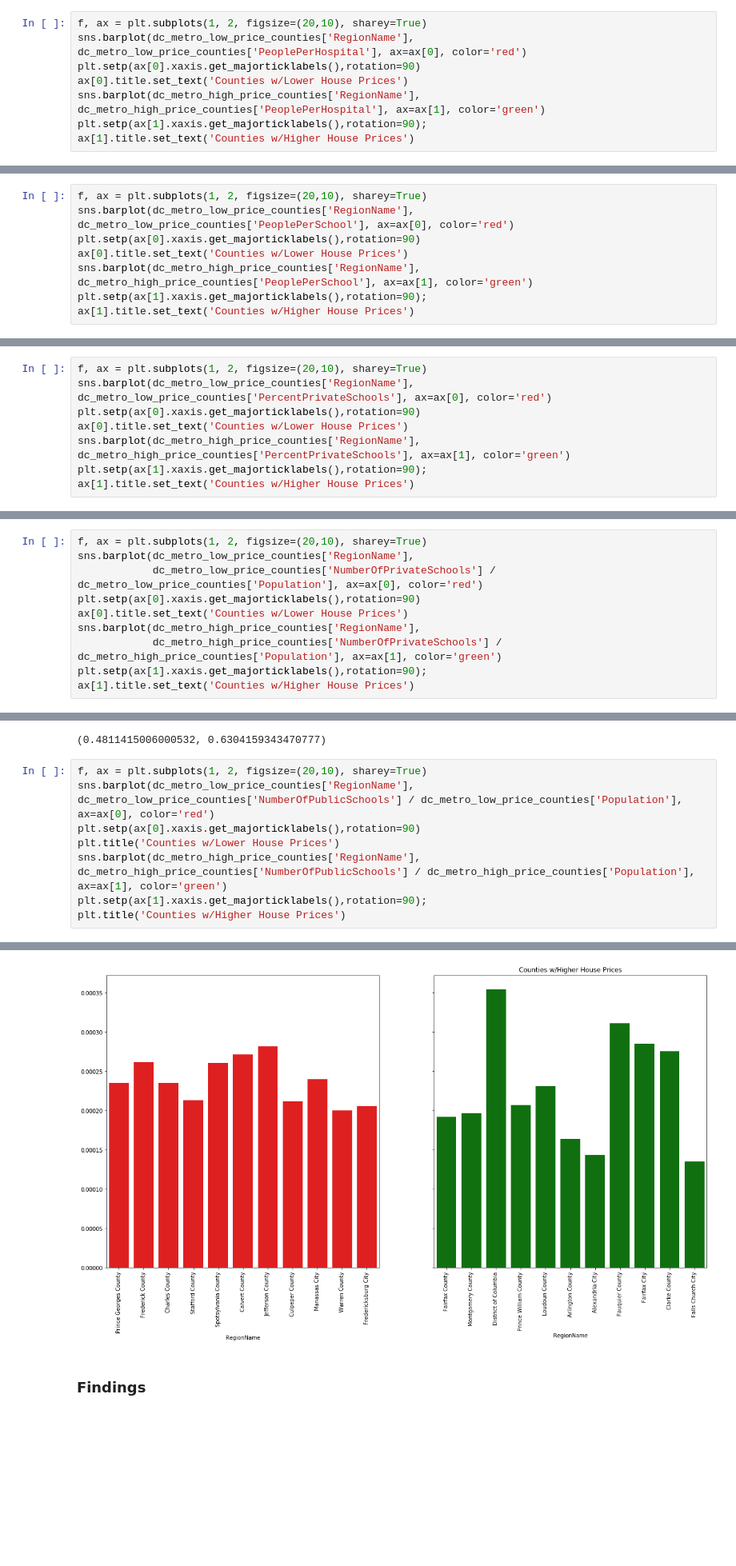
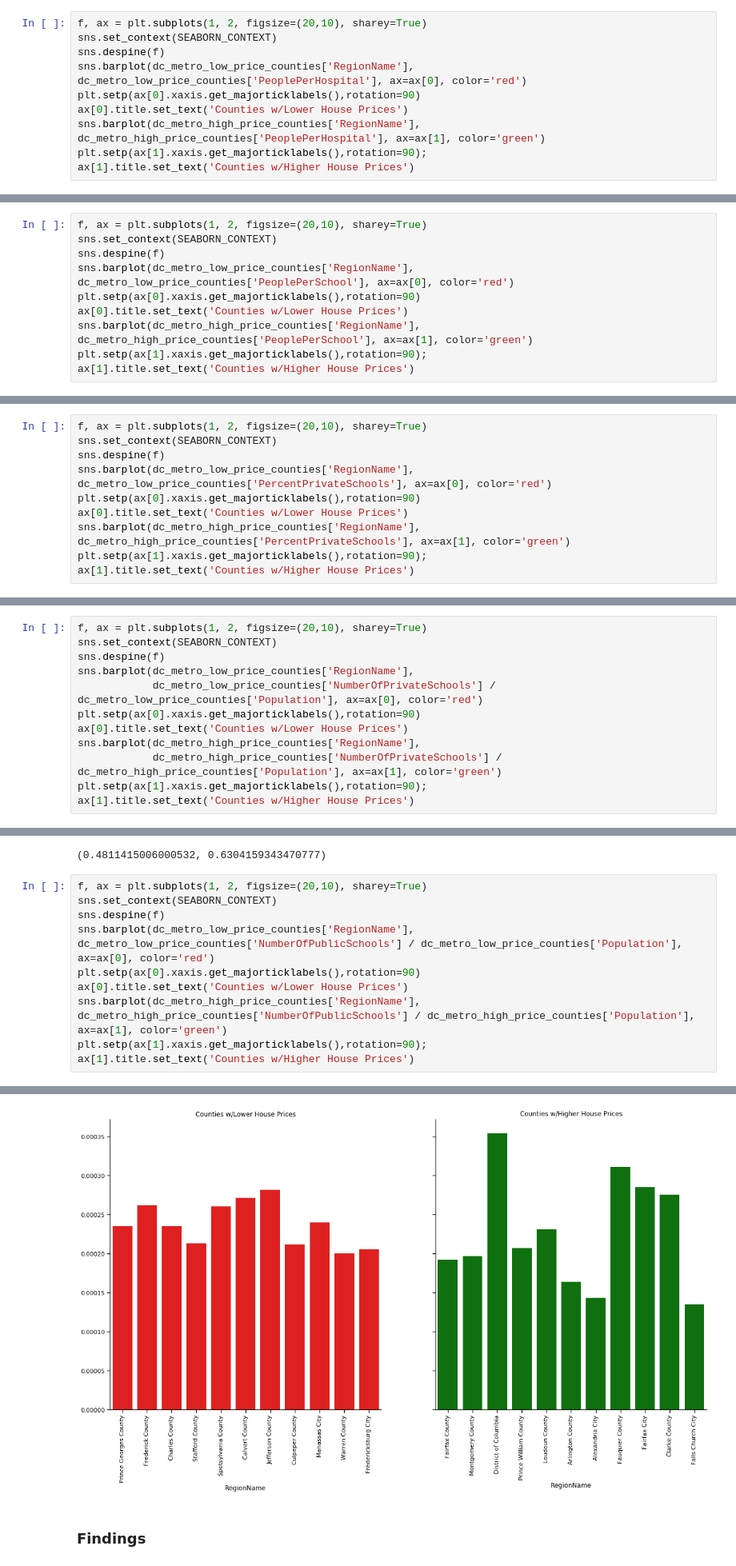
Before and after one commit to muoyo/dc-metro-housing, a Jupyter notebook: dchousing.ipynb, the cells around one changed output, grey strips where cells are left out. Shown at 80% size. Cells and saved outputs as stored; diff of their text form; blank space fills up the shorter version.

```diff
--- a/dchousing.ipynb
+++ b/dchousing.ipynb
@@ -564,6 +563,8 @@ ztest (dc_metro_low_price_counties['PeoplePerHospital'], dc_metro_high_price_cou
 (0.2676751711328554, 0.7889493631674214)
 # %%
 f, ax = plt.subplots(1, 2, figsize=(20,10), sharey=True)
+sns.set_context(SEABORN_CONTEXT)
+sns.despine(f)
 sns.barplot(dc_metro_low_price_counties['RegionName'], dc_metro_low_price_counties['PeoplePerHospital'], ax=ax[0], color='red')
 plt.setp(ax[0].xaxis.get_majorticklabels(),rotation=90)
 ax[0].title.set_text('Counties w/Lower House Prices')
@@ -578,6 +579,8 @@ ztest (dc_metro_low_price_counties['PeoplePerSchool'], dc_metro_high_price_count
 (0.41487340816509116, 0.6782345773522396)
 # %%
 f, ax = plt.subplots(1, 2, figsize=(20,10), sharey=True)
+sns.set_context(SEABORN_CONTEXT)
+sns.despine(f)
 sns.barplot(dc_metro_low_price_counties['RegionName'], dc_metro_low_price_counties['PeoplePerSchool'], ax=ax[0], color='red')
 plt.setp(ax[0].xaxis.get_majorticklabels(),rotation=90)
 ax[0].title.set_text('Counties w/Lower House Prices')
@@ -592,6 +595,8 @@ ztest (dc_metro_low_price_counties['PercentPrivateSchools'], dc_metro_high_price
 (-2.6318370223362892, 0.008492459061615488)
 # %%
 f, ax = plt.subplots(1, 2, figsize=(20,10), sharey=True)
+sns.set_context(SEABORN_CONTEXT)
+sns.despine(f)
 sns.barplot(dc_metro_low_price_counties['RegionName'], dc_metro_low_price_counties['PercentPrivateSchools'], ax=ax[0], color='red')
 plt.setp(ax[0].xaxis.get_majorticklabels(),rotation=90)
 ax[0].title.set_text('Counties w/Lower House Prices')
@@ -607,6 +612,8 @@ ztest (dc_metro_low_price_counties['NumberOfPrivateSchools'] / dc_metro_low_pric
 (-2.372554466283912, 0.017665558355976503)
 # %%
 f, ax = plt.subplots(1, 2, figsize=(20,10), sharey=True)
+sns.set_context(SEABORN_CONTEXT)
+sns.despine(f)
 sns.barplot(dc_metro_low_price_counties['RegionName'],
             dc_metro_low_price_counties['NumberOfPrivateSchools'] / dc_metro_low_price_counties['Population'], ax=ax[0], color='red')
 plt.setp(ax[0].xaxis.get_majorticklabels(),rotation=90)
@@ -624,10 +631,12 @@ ztest (dc_metro_low_price_counties['NumberOfPublicSchools'] / dc_metro_low_price
 (0.4811415006000532, 0.6304159343470777)
 # %%
 f, ax = plt.subplots(1, 2, figsize=(20,10), sharey=True)
+sns.set_context(SEABORN_CONTEXT)
+sns.despine(f)
 sns.barplot(dc_metro_low_price_counties['RegionName'], dc_metro_low_price_counties['NumberOfPublicSchools'] / dc_metro_low_price_counties['Population'], ax=ax[0], color='red')
 plt.setp(ax[0].xaxis.get_majorticklabels(),rotation=90)
-plt.title('Counties w/Lower House Prices')
+ax[0].title.set_text('Counties w/Lower House Prices')
 sns.barplot(dc_metro_high_price_counties['RegionName'], dc_metro_high_price_counties['NumberOfPublicSchools'] / dc_metro_high_price_counties['Population'], ax=ax[1], color='green')
 plt.setp(ax[1].xaxis.get_majorticklabels(),rotation=90);
-plt.title('Counties w/Higher House Prices')
+ax[1].title.set_text('Counties w/Higher House Prices')
 # %% [output]
@@ -635,4 +643,4 @@ Text(0.5, 1.0, 'Counties w/Higher House Prices')
-[figure, old version]
+[figure, new version]
 # %% [markdown]
 ### Findings
 # %% [markdown]
```
Also changed, not shown: parts of 10 cells of this notebook.
